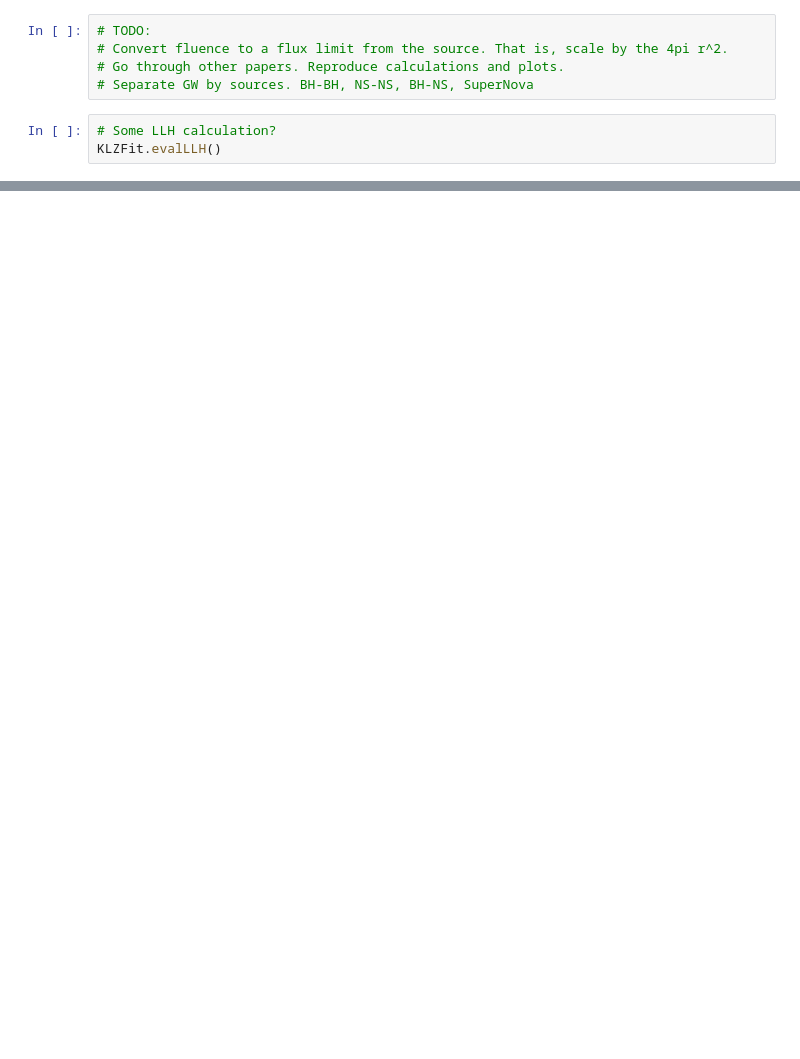
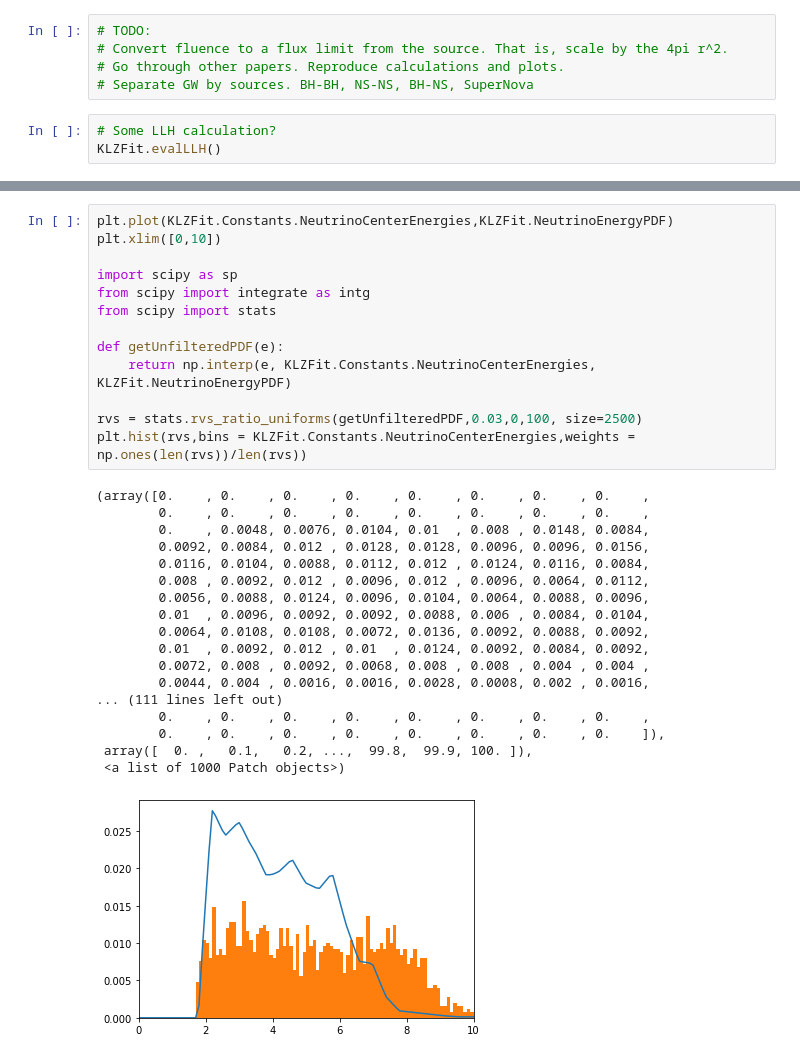
Before and after one commit to spenceraxani/KamLAND-CoincidenceAnalysis, a Jupyter notebook: iPython/AnalysisCode.ipynb, the cells around one changed output, grey strips where cells are left out. Cells and saved outputs as stored; diff of their text form; blank space fills up the shorter version.

```diff
--- a/iPython/AnalysisCode.ipynb
+++ b/iPython/AnalysisCode.ipynb
@@ -199,0 +201,32 @@ Invalid limit will be ignored.
+# %%
+plt.plot(KLZFit.Constants.NeutrinoCenterEnergies,KLZFit.NeutrinoEnergyPDF)
+plt.xlim([0,10])
+
+import scipy as sp
+from scipy import integrate as intg
+from scipy import stats
+
+def getUnfilteredPDF(e):
+    return np.interp(e, KLZFit.Constants.NeutrinoCenterEnergies, KLZFit.NeutrinoEnergyPDF)
+
+rvs = stats.rvs_ratio_uniforms(getUnfilteredPDF,0.03,0,100, size=2500)
+plt.hist(rvs,bins = KLZFit.Constants.NeutrinoCenterEnergies,weights = np.ones(len(rvs))/len(rvs))
+# %% [output]
+(array([0.    , 0.    , 0.    , 0.    , 0.    , 0.    , 0.    , 0.    ,
+        0.    , 0.    , 0.    , 0.    , 0.    , 0.    , 0.    , 0.    ,
+        0.    , 0.0048, 0.0076, 0.0104, 0.01  , 0.008 , 0.0148, 0.0084,
+        0.0092, 0.0084, 0.012 , 0.0128, 0.0128, 0.0096, 0.0096, 0.0156,
+        0.0116, 0.0104, 0.0088, 0.0112, 0.012 , 0.0124, 0.0116, 0.0084,
+        0.008 , 0.0092, 0.012 , 0.0096, 0.012 , 0.0096, 0.0064, 0.0112,
+        0.0056, 0.0088, 0.0124, 0.0096, 0.0104, 0.0064, 0.0088, 0.0096,
+        0.01  , 0.0096, 0.0092, 0.0092, 0.0088, 0.006 , 0.0084, 0.0104,
+        0.0064, 0.0108, 0.0108, 0.0072, 0.0136, 0.0092, 0.0088, 0.0092,
+        0.01  , 0.0092, 0.012 , 0.01  , 0.0124, 0.0092, 0.0084, 0.0092,
+        0.0072, 0.008 , 0.0092, 0.0068, 0.008 , 0.008 , 0.004 , 0.004 ,
+        0.0044, 0.004 , 0.0016, 0.0016, 0.0028, 0.0008, 0.002 , 0.0016,
+... (111 lines left out)
+        0.    , 0.    , 0.    , 0.    , 0.    , 0.    , 0.    , 0.    ,
+        0.    , 0.    , 0.    , 0.    , 0.    , 0.    , 0.    , 0.    ]),
+ array([  0. ,   0.1,   0.2, ...,  99.8,  99.9, 100. ]),
+ <a list of 1000 Patch objects>)
+[figure, added]
```
Also changed, not shown: parts of 14 cells of this notebook, 30 other files.
